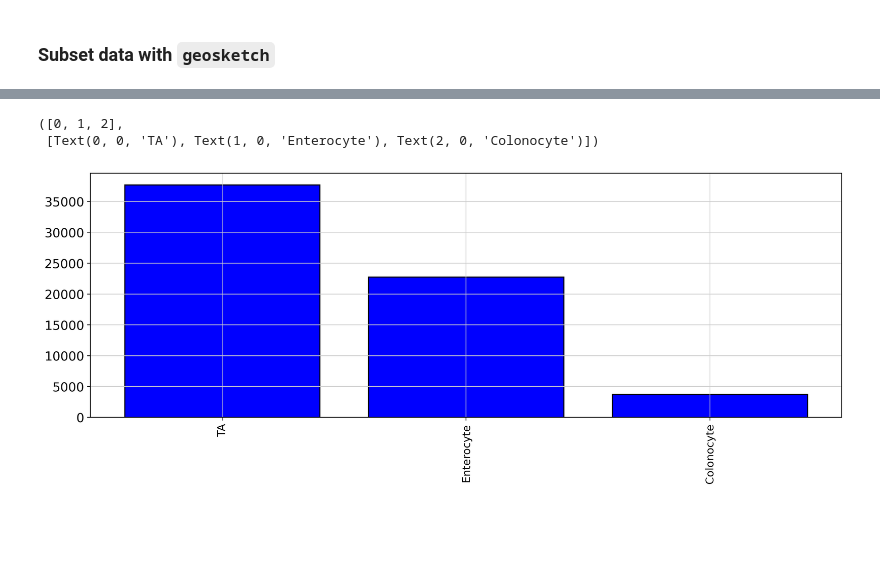
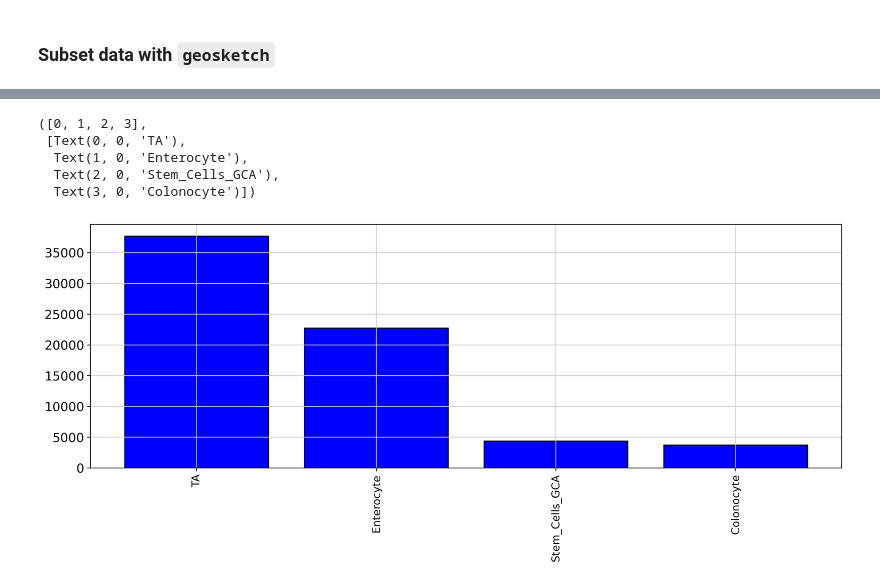
Before and after one commit to Talavera-Lopez-Lab/GCA_social_network, a Jupyter notebook: Annotation transferring/Reference_creation/Epithelial_reference_map_preparation.ipynb, the cells around one changed output, grey strips where cells are left out. Saved outputs shown, nothing was run; the diff lists cells and outputs as text; code cells hidden in the pictures; blank space fills up the shorter version.

```diff
--- a/Annotation transferring/Reference_creation/Epithelial_reference_map_preparation.ipynb
+++ b/Annotation transferring/Reference_creation/Epithelial_reference_map_preparation.ipynb
@@ -284,14 +248,18 @@ sketch_index_Colonocyte = gs(Colonocyte.obsm['X_pca'], N, replace = False)
+# %%
+N = 2508
+sketch_index_Stem = gs(Stem.obsm['X_pca'], N, replace = False)
 # %%
 #Subset cells according to the sketch index
 subset_TA = TA[TA.obs_names[sketch_index_TA]]
 subset_Enterocyte = Enterocyte[Enterocyte.obs_names[sketch_index_Enterocyte]]
 subset_Colonocyte = Colonocyte[Colonocyte.obs_names[sketch_index_Colonocyte]]
+subset_Stem = Stem[Stem.obs_names[sketch_index_Stem]]
 # %%
 # Drop TA, Enterocyte and Plasma cells from the anndata_adult object
-epithelial_cells_subset = epithelial_cells[~epithelial_cells.obs['Integrated_05'].isin(['TA', 'Enterocyte', 'Colonocyte']), :]
+epithelial_cells_subset = epithelial_cells[~epithelial_cells.obs['Cell States'].isin(['TA', 'Enterocyte', 'Colonocyte', 'Stem_Cells_GCA']), :]
 # %%
 # Concatenate the subset of TA, Enterocyte and Colonocyte cells with the epithelial_cells_subset
-epithelial_cells_subset = ad.concat([epithelial_cells_subset, subset_TA, subset_Enterocyte, subset_Colonocyte])
+epithelial_cells_subset = ad.concat([epithelial_cells_subset, subset_TA, subset_Enterocyte, subset_Colonocyte, subset_Stem])
 # %%
 #Create a barplot of the number of cells per cell type in the anndata_pediatric object
 plt.figure(figsize = (15, 5))
@@ -328,11 +296,14 @@ query_object = epithelial_cells[~epithelial_cells.obs_names.isin(epithelial_cell
 # %%
 #Create a barplot of the number of cells per cell type in the anndata_pediatric object
 plt.figure(figsize = (15, 5))
-plt.bar(query_object.obs["Integrated_05"].value_counts().index, query_object.obs["Integrated_05"].value_counts(), color = "blue", edgecolor = "black", linewidth = 1.2)
+plt.bar(query_object.obs['Cell States'].value_counts().index, query_object.obs["Cell States"].value_counts(), color = "blue", edgecolor = "black", linewidth = 1.2)
 matplotlib.pyplot.xticks(rotation = 90, fontsize = 12)
 # %% [output]
-([0, 1, 2],
- [Text(0, 0, 'TA'), Text(1, 0, 'Enterocyte'), Text(2, 0, 'Colonocyte')])
+([0, 1, 2, 3],
+ [Text(0, 0, 'TA'),
+  Text(1, 0, 'Enterocyte'),
+  Text(2, 0, 'Stem_Cells_GCA'),
+  Text(3, 0, 'Colonocyte')])
-[figure, old version]
+[figure, new version]
 # %%
 #Save the query_object object
```
Also changed, not shown: parts of 25 cells of this notebook, 1 other file.
